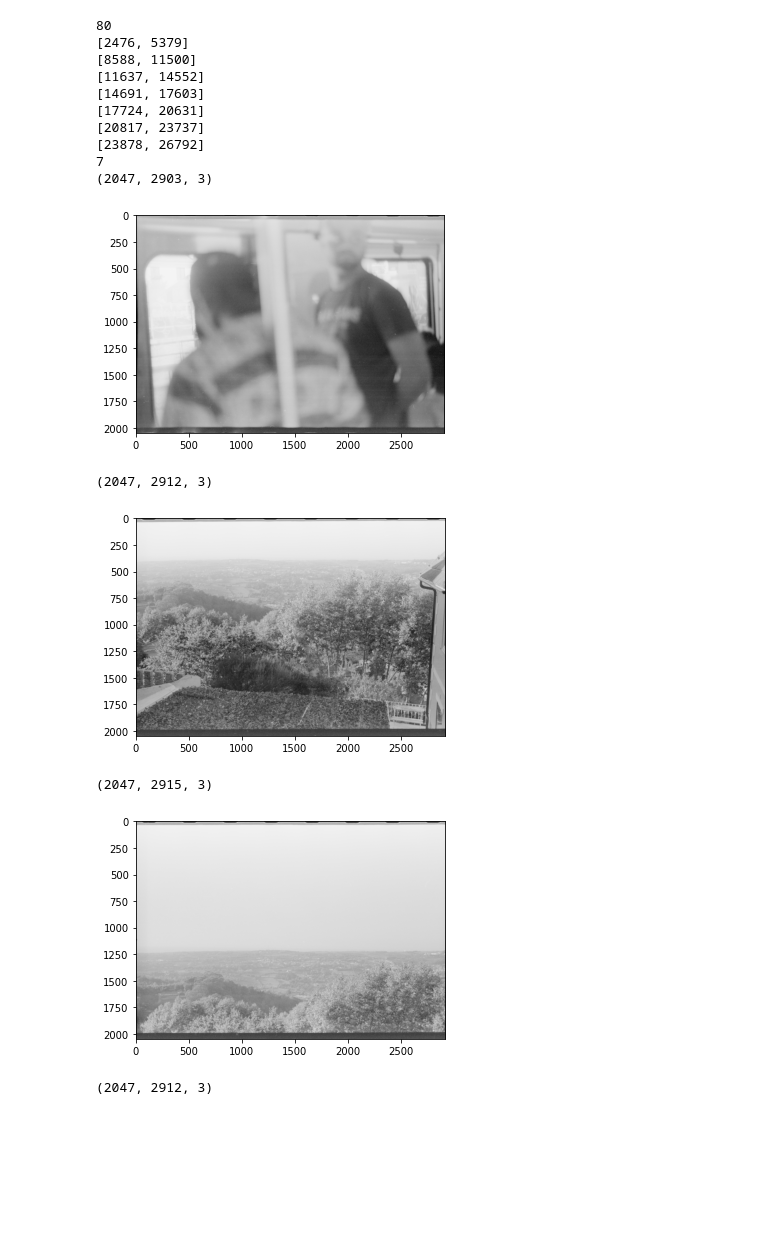
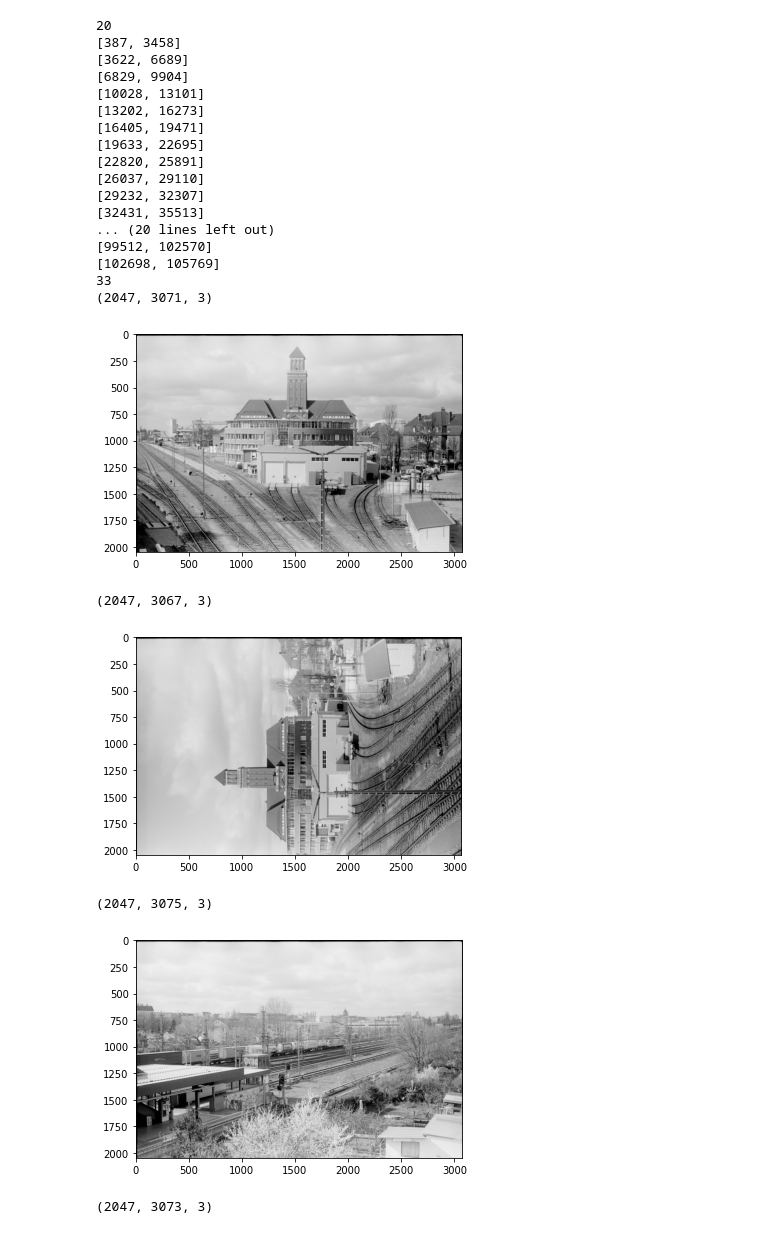
Before and after one commit to gswdh/FilmScannerPC, a Jupyter notebook: Frame Detector.ipynb, the cells around one changed output. Cells and saved outputs as stored; diff of their text form; code cells hidden in the pictures; blank space fills up the shorter version.

```diff
--- a/Frame Detector.ipynb
+++ b/Frame Detector.ipynb
@@ -9,7 +10,7 @@ from scipy import stats
 
 plt.rcParams['figure.figsize'] = [15, 2]
 # %%
-img = cv2.imread("image 2024-01-28 09-26-37.png")
+img = cv2.imread("image 2024-03-23 14-18-46.png")
 # %%
 # Convert the image to a float type for accurate division
 image = img.astype(float)
@@ -37,7 +38,7 @@ plt.show()
 # %%
 column_averages = np.mean(image, axis=0).T[0].astype(np.uint8)
 
-threshold = 80#stats.mode(column_averages).mode * 3
+threshold = 20
 
 print(threshold)
 
@@ -50,47 +51,58 @@ start = 0
 detected = False
 
 for i, line in enumerate(image_rot):
     average = np.mean(line)
     # Should be data in the image
     if average > threshold:
         if not detected:
             detected = True
             start = i
     # Potential frame gap
     if average < threshold:
         if detected:
             if i - start > 2750:
                 locs.append([start, i])
             detected = False
 
 for loc in locs:
     print(loc)
 
 print(len(locs))
 
 plt.rcParams['figure.figsize'] = [6, 4]
 
+os.mkdir("outputs")
+
+date_time = str(dt.now()).replace(':','_').split('.')[0]
+
 for i, loc in enumerate(locs):
     x, y, width, height = loc[0], 0, loc[1] - loc[0], 2047
     roi = img[y:y+height, x:x+width]
     print(roi.shape)
     plt.imshow(roi)
     plt.show()
-    #cv2.imwrite(f"{str(dt.now())} {i}.png", roi)
+    cv2.imwrite(f"outputs/{date_time} {i}.png", roi)
 # %% [output]
-80
-[2476, 5379]
-[8588, 11500]
-[11637, 14552]
-[14691, 17603]
-[17724, 20631]
-[20817, 23737]
-[23878, 26792]
-7
-(2047, 2903, 3)
+20
+[387, 3458]
+[3622, 6689]
+[6829, 9904]
+[10028, 13101]
+[13202, 16273]
+[16405, 19471]
+[19633, 22695]
+[22820, 25891]
+[26037, 29110]
+[29232, 32307]
+[32431, 35513]
+... (20 lines left out)
+[99512, 102570]
+[102698, 105769]
+33
+(2047, 3071, 3)
-[figure, old version]
+[figure, new version]
-(2047, 2912, 3)
+(2047, 3067, 3)
-[figure, old version]
+[figure, new version]
-(2047, 2915, 3)
+(2047, 3075, 3)
-[figure, old version]
+[figure, new version]
-(2047, 2912, 3)
+(2047, 3073, 3)
```
Also changed, not shown: parts of 4 cells of this notebook, 2 other files.
